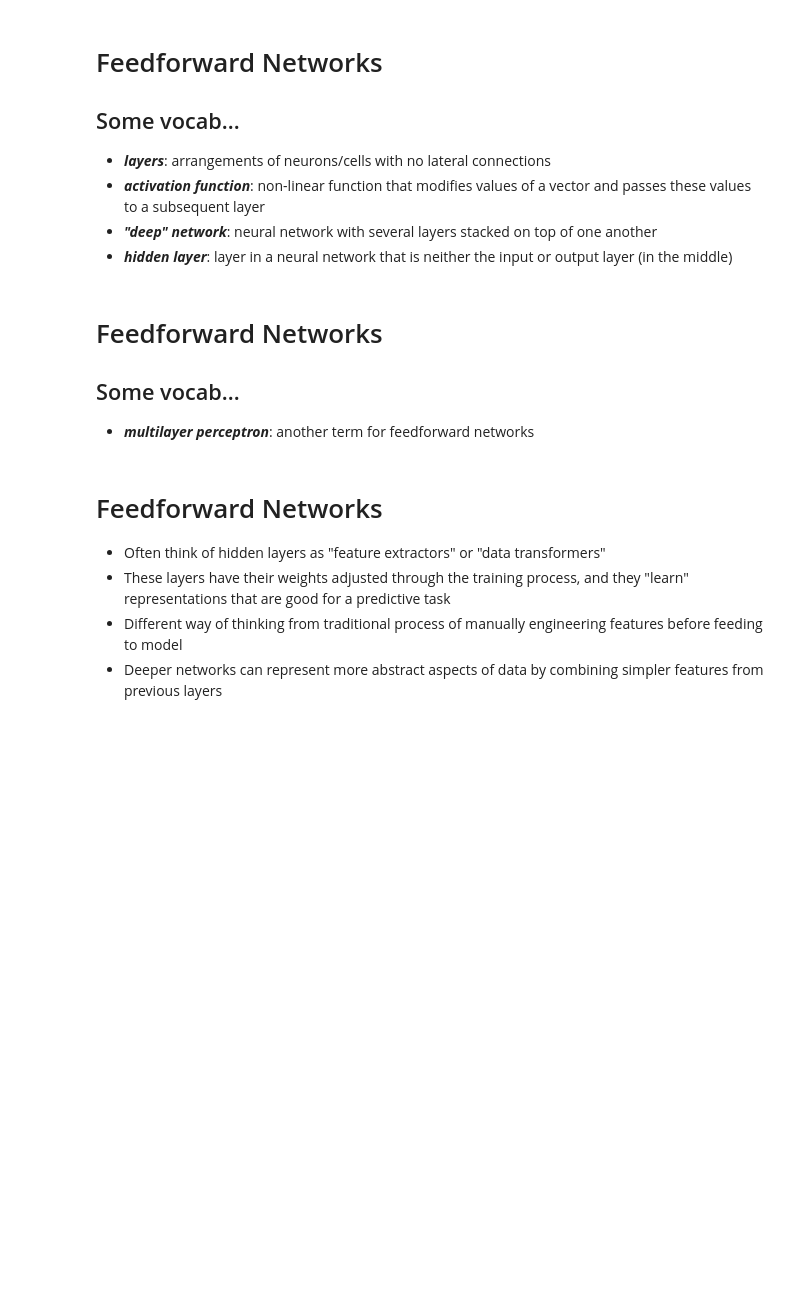
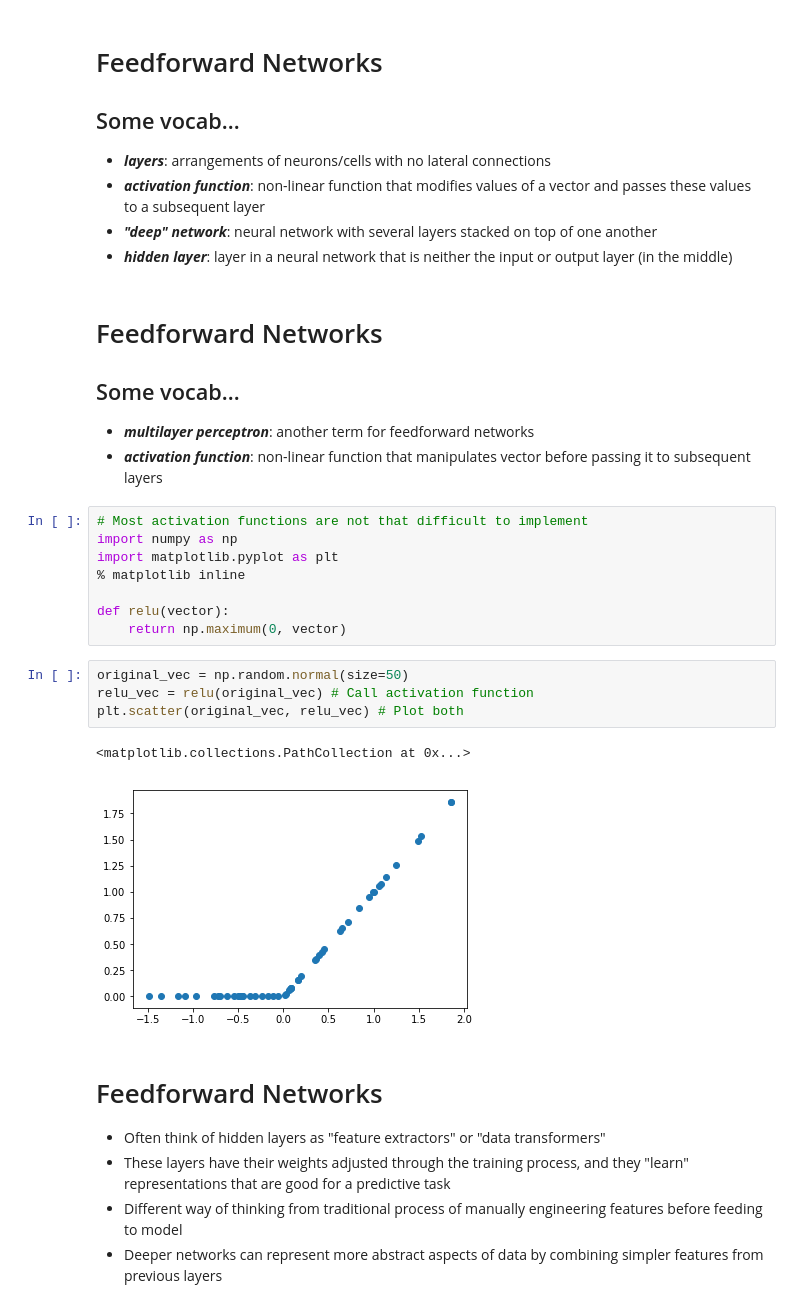
Before and after one commit to DanielSnipes/learning_DL_through_examples, a Jupyter notebook: presentation/code_first_math_later_presentation.ipynb, the cells around one changed output. Drawn from its saved outputs; the diff is of its cells as text; blank space fills up the shorter version.

```diff
--- a/presentation/code_first_math_later_presentation.ipynb
+++ b/presentation/code_first_math_later_presentation.ipynb
@@ -57,6 +60,22 @@ model.compile(loss='binary_crossentropy', optimizer='adam')
 # Feedforward Networks
 ## Some vocab...
 * **_multilayer perceptron_**: another term for feedforward networks
+* **_activation function_**: non-linear function that manipulates vector before passing it to subsequent layers
+# %%
+# Most activation functions are not that difficult to implement
+import numpy as np
+import matplotlib.pyplot as plt
+% matplotlib inline
+
+def relu(vector):
+    return np.maximum(0, vector)
+# %%
+original_vec = np.random.normal(size=50)
+relu_vec = relu(original_vec) # Call activation function
+plt.scatter(original_vec, relu_vec) # Plot both
+# %% [output]
+<matplotlib.collections.PathCollection at 0x...>
+[figure, added]
 # %% [markdown]
 # Feedforward Networks
 * Often think of hidden layers as "feature extractors" or "data transformers"
```
Also changed, not shown: parts of 47 cells of this notebook.
